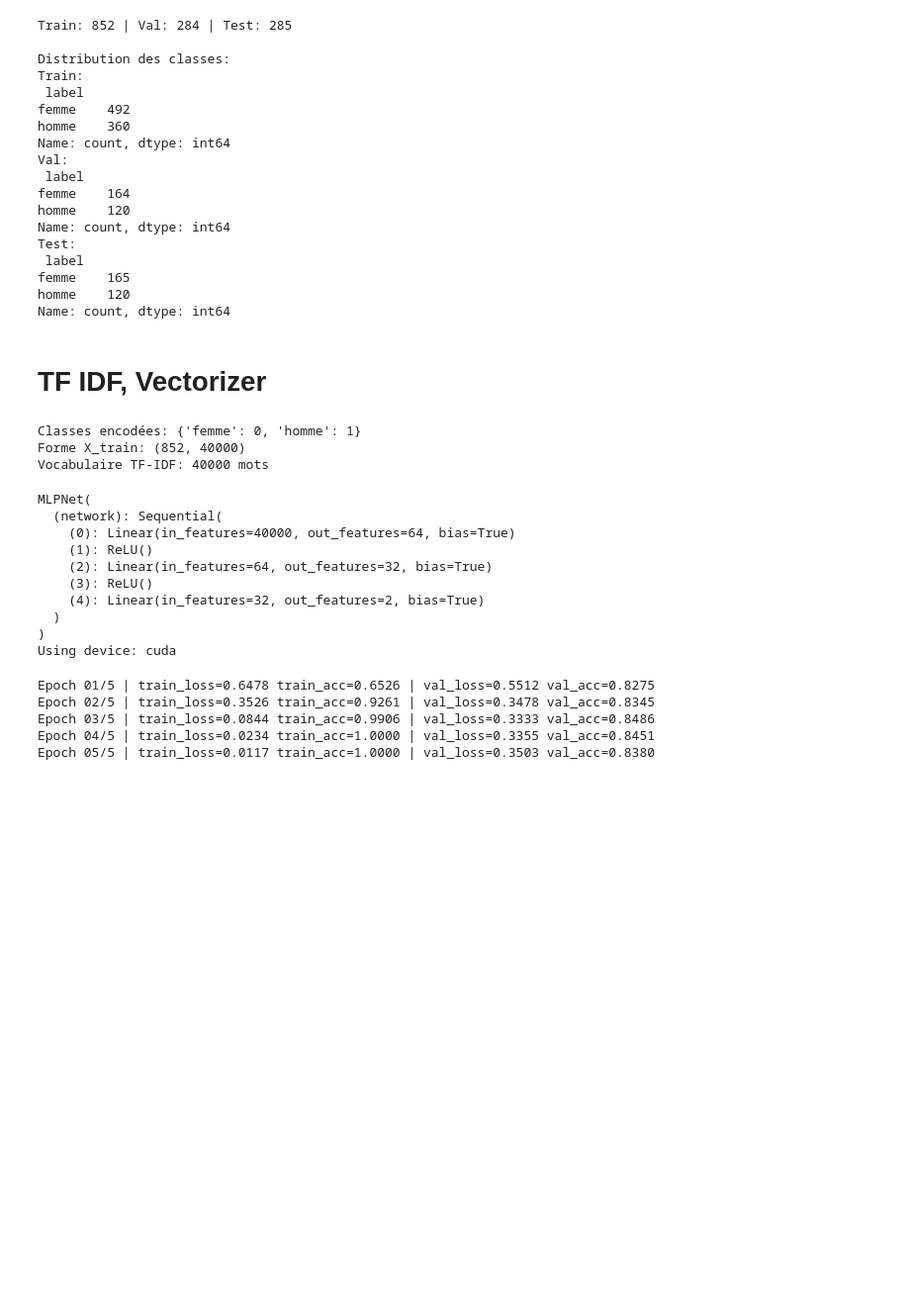
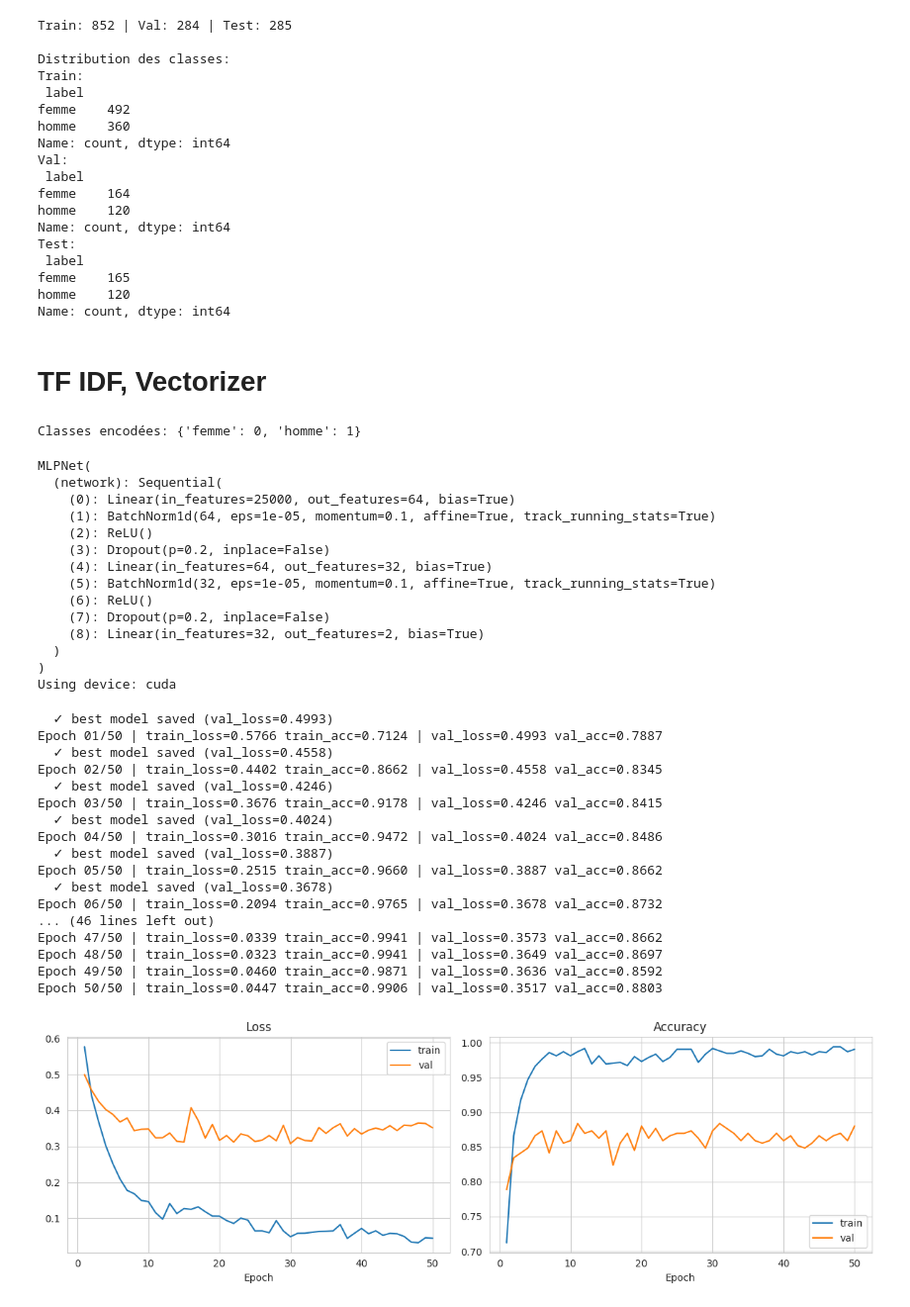
Before and after one commit to zamaS24/VMI_MSI, a Jupyter notebook: TFIDF/main.ipynb, the cells around one changed output. Shown at 99% size. Cells and saved outputs as stored; diff of their text form; code cells hidden in the pictures; blank space fills up the shorter version.

```diff
--- a/TFIDF/main.ipynb
+++ b/TFIDF/main.ipynb
@@ -39,7 +39,7 @@ if sns is not None:
 plt.rcParams['figure.figsize'] = (14, 8)
 plt.rcParams['font.size'] = 10
 
-base_dir = '/content/drive/MyDrive/VMI_PROJET/data/datasetSujet3/content/dataset'
+base_dir = '/content/drive/MyDrive/VMI_PROJET/BERT/data/datasetSujet3/content/dataset'
 
 def extract_label_from_name(filename):
     matches = re.findall(r'\(([^)]*)\)', filename)
@@ -103,6 +103,7 @@ Name: count, dtype: int64
 # %% [markdown]
 # TF IDF, Vectorizer
 # %%
+import joblib
 from sklearn.preprocessing import LabelEncoder
 from sklearn.feature_extraction.text import TfidfVectorizer
 
@@ -117,7 +118,7 @@ test_df['label_encoded'] = le.transform(test_df['label'])
 
 print(f"Classes encodées: {dict(zip(le.classes_, range(len(le.classes_))))}")
 
-tfidf = TfidfVectorizer(max_features=40000, min_df=2, max_df=0.85, ngram_range=(1, 1))
+tfidf = TfidfVectorizer(max_features=25000, min_df=2, max_df=0.85, ngram_range=(1, 1))
 
 X_train = tfidf.fit_transform(train_df['text']).toarray().astype(np.float32)
 X_val = tfidf.transform(val_df['text']).toarray().astype(np.float32)
@@ -129,8 +130,9 @@ y_test = test_df['label_encoded'].values
 
 print(f"Forme X_train: {X_train.shape}")
 print(f"Vocabulaire TF-IDF: {len(tfidf.get_feature_names_out())} mots")
+
+joblib.dump(tfidf, "/content/drive/MyDrive/VMI_PROJET/TFIDF/outputs/tfidf_vectorizer.pkl")
+print("TF-IDF vectorizer sauvegardé.")
 # %% [output]
 Classes encodées: {'femme': 0, 'homme': 1}
-Forme X_train: (852, 40000)
-Vocabulaire TF-IDF: 40000 mots
 # %%
@@ -157,9 +158,9 @@ class MLPNet(nn.Module):
     def forward(self, x):
         return self.network(x)
 # %%
-BATCH_SIZE = 16
-EPOCHS = 5
-LEARNING_RATE = 1e-3
+BATCH_SIZE = 8
+EPOCHS = 50
+LEARNING_RATE = 1e-4
 WEIGHT_DECAY = 1e-4
 
 device = torch.device('cuda' if torch.cuda.is_available() else 'cpu')
@@ -190,11 +191,15 @@ print(f'Using device: {device}')
 # %% [output]
 MLPNet(
   (network): Sequential(
-    (0): Linear(in_features=40000, out_features=64, bias=True)
-    (1): ReLU()
-    (2): Linear(in_features=64, out_features=32, bias=True)
-    (3): ReLU()
-    (4): Linear(in_features=32, out_features=2, bias=True)
+    (0): Linear(in_features=25000, out_features=64, bias=True)
+    (1): BatchNorm1d(64, eps=1e-05, momentum=0.1, affine=True, track_running_stats=True)
+    (2): ReLU()
+    (3): Dropout(p=0.2, inplace=False)
+    (4): Linear(in_features=64, out_features=32, bias=True)
+    (5): BatchNorm1d(32, eps=1e-05, momentum=0.1, affine=True, track_running_stats=True)
+    (6): ReLU()
+    (7): Dropout(p=0.2, inplace=False)
+    (8): Linear(in_features=32, out_features=2, bias=True)
   )
 )
 Using device: cuda
@@ -223,36 +228,75 @@ def run_epoch(model, loader, criterion, optimizer=None):
             batch_size = labels.size(0)
             total_loss += loss.item() * batch_size
             total_correct += (logits.argmax(dim=1) == labels).sum().item()
             total_samples += batch_size
 
     return total_loss / total_samples, total_correct / total_samples
 
 
 history = []
+best_val_loss = float('inf')
 
 for epoch in range(1, EPOCHS + 1):
     train_loss, train_acc = run_epoch(model, train_loader, criterion, optimizer)
     val_loss, val_acc = run_epoch(model, val_loader, criterion)
 
     history.append({
         'epoch': epoch,
         'train_loss': train_loss,
         'train_acc': train_acc,
         'val_loss': val_loss,
         'val_acc': val_acc,
     })
 
+    if val_loss < best_val_loss:
+        best_val_loss = val_loss
+        torch.save(model.state_dict(), "/content/drive/MyDrive/VMI_PROJET/TFIDF/outputs/best_mlp.pt")
+        print(f'  ✓ best model saved (val_loss={val_loss:.4f})')
+
     print(
         f'Epoch {epoch:02d}/{EPOCHS} | '
         f'train_loss={train_loss:.4f} train_acc={train_acc:.4f} | '
         f'val_loss={val_loss:.4f} val_acc={val_acc:.4f}'
     )
 
 history_df = pd.DataFrame(history)
+
+# --- Courbes ---
+import matplotlib.pyplot as plt
+
+fig, axes = plt.subplots(1, 2, figsize=(12, 4))
+
+axes[0].plot(history_df['epoch'], history_df['train_loss'], label='train')
+axes[0].plot(history_df['epoch'], history_df['val_loss'],   label='val')
+axes[0].set_title('Loss')
+axes[0].set_xlabel('Epoch')
+axes[0].legend()
+
+axes[1].plot(history_df['epoch'], history_df['train_acc'], label='train')
+axes[1].plot(history_df['epoch'], history_df['val_acc'],   label='val')
+axes[1].set_title('Accuracy')
+axes[1].set_xlabel('Epoch')
+axes[1].legend()
+
+plt.tight_layout()
+plt.show()
 # %% [output]
-Epoch 01/5 | train_loss=0.6478 train_acc=0.6526 | val_loss=0.5512 val_acc=0.8275
-Epoch 02/5 | train_loss=0.3526 train_acc=0.9261 | val_loss=0.3478 val_acc=0.8345
-Epoch 03/5 | train_loss=0.0844 train_acc=0.9906 | val_loss=0.3333 val_acc=0.8486
-Epoch 04/5 | train_loss=0.0234 train_acc=1.0000 | val_loss=0.3355 val_acc=0.8451
-Epoch 05/5 | train_loss=0.0117 train_acc=1.0000 | val_loss=0.3503 val_acc=0.8380
+  ✓ best model saved (val_loss=0.4993)
+Epoch 01/50 | train_loss=0.5766 train_acc=0.7124 | val_loss=0.4993 val_acc=0.7887
+  ✓ best model saved (val_loss=0.4558)
+Epoch 02/50 | train_loss=0.4402 train_acc=0.8662 | val_loss=0.4558 val_acc=0.8345
+  ✓ best model saved (val_loss=0.4246)
+Epoch 03/50 | train_loss=0.3676 train_acc=0.9178 | val_loss=0.4246 val_acc=0.8415
+  ✓ best model saved (val_loss=0.4024)
+Epoch 04/50 | train_loss=0.3016 train_acc=0.9472 | val_loss=0.4024 val_acc=0.8486
+  ✓ best model saved (val_loss=0.3887)
+Epoch 05/50 | train_loss=0.2515 train_acc=0.9660 | val_loss=0.3887 val_acc=0.8662
+  ✓ best model saved (val_loss=0.3678)
+Epoch 06/50 | train_loss=0.2094 train_acc=0.9765 | val_loss=0.3678 val_acc=0.8732
+... (46 lines left out)
+Epoch 47/50 | train_loss=0.0339 train_acc=0.9941 | val_loss=0.3573 val_acc=0.8662
+Epoch 48/50 | train_loss=0.0323 train_acc=0.9941 | val_loss=0.3649 val_acc=0.8697
+Epoch 49/50 | train_loss=0.0460 train_acc=0.9871 | val_loss=0.3636 val_acc=0.8592
+Epoch 50/50 | train_loss=0.0447 train_acc=0.9906 | val_loss=0.3517 val_acc=0.8803
+[figure, added]
 # %%
```
Also changed, not shown: parts of 2 cells of this notebook.
